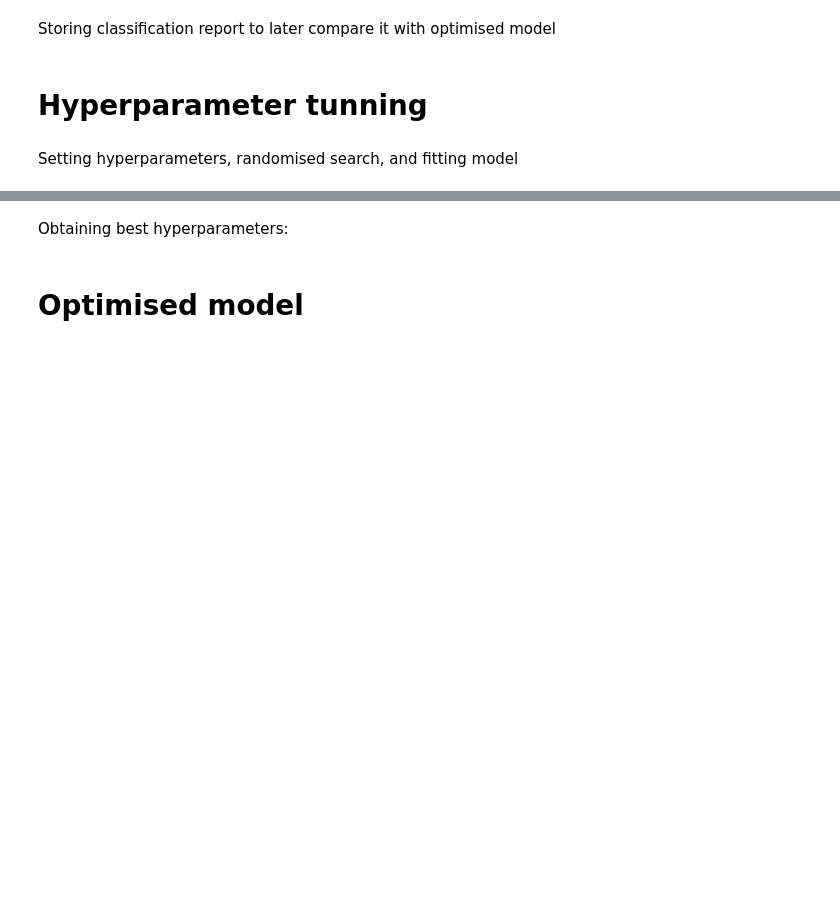
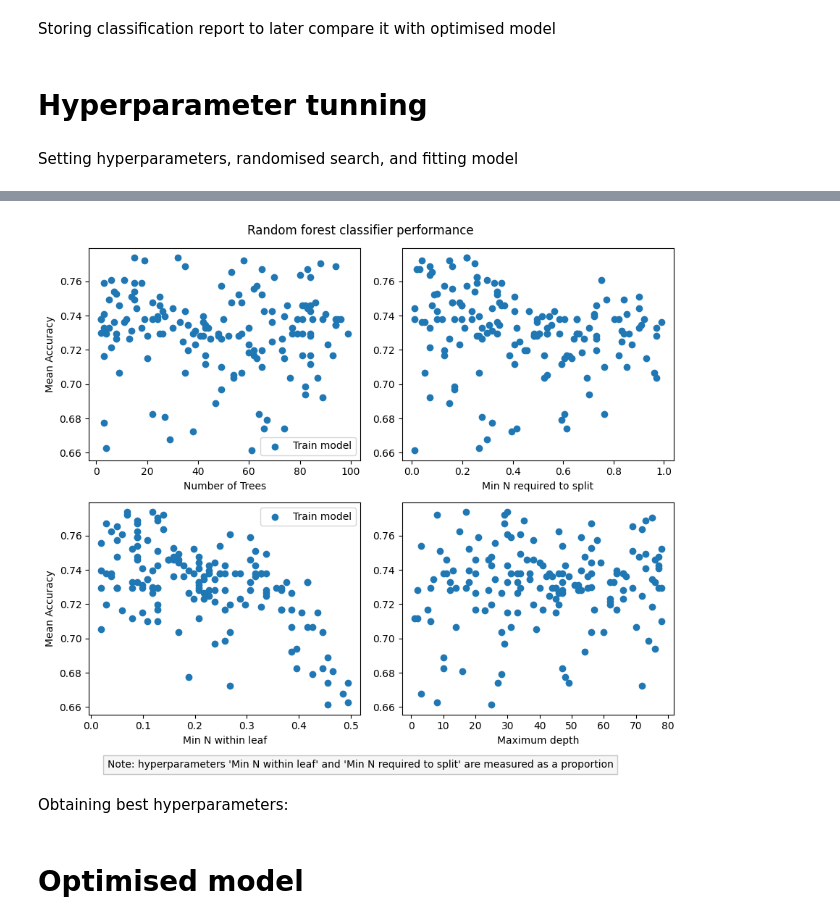
Before and after one commit to linama2593/Decis_Tree_Diabetes, a Jupyter notebook: src/Diabetes_RandomForest.ipynb, the cells around one changed output, grey strips where cells are left out. Drawn from its saved outputs; the diff is of its cells as text; code cells hidden in the pictures; blank space fills up the shorter version.

Commit message:
Decision tree & random forest models to predict diabetes

```diff
--- a/src/Diabetes_RandomForest.ipynb
+++ b/src/Diabetes_RandomForest.ipynb
@@ -116,7 +116,7 @@ hyprms={
 }
 score=['accuracy', 'f1']
 # %%
-rf_opt=RandomizedSearchCV(rf_base, hyprms, scoring=score, refit='accuracy',n_iter = 500, cv = 5, random_state = 42)
+rf_opt=RandomizedSearchCV(rf_base, hyprms, scoring='accuracy', refit=True,n_iter = 500, cv = 5, random_state = 42)
 # %%
 rf_opt.fit(X_train_nn,y_train)
 # %% [output]
@@ -139,0 +140,10 @@ RandomizedSearchCV(cv=5, estimator=RandomForestClassifier(random_state=42),
+# %%
+#Storing Grid search results as dataframe
+result=pd.DataFrame(rf_opt.cv_results_)
+
+to_rename = {'param_n_estimators': "n_estimators",
+    'param_min_samples_split': 'min_samples_split',
+       'param_min_samples_leaf': 'min_samples_leaf',
+       'param_max_depth': 'max_depth'}
+
+result.rename(columns=to_rename, inplace=True)# Rename the columns
@@ -140,3 +160,37 @@ RandomizedSearchCV(cv=5, estimator=RandomForestClassifier(random_state=42),
+# %%
+#Here I exclude hyperparameters with accuraccy score <0.66 due to data visualisation purposes
+metrics2=result[result['mean_test_score']>=0.66]
+
+fig, ax = plt.subplots(2,2, figsize=(9,7.5))
+
+ax[0,0].scatter(metrics2['n_estimators'], metrics2['mean_test_score'], label='Train model')
+ax[0,0].set_ylabel('Mean Accuracy')
+ax[0,0].set_xlabel('Number of Trees')
+#ax[0,0].set_title('All alpha values')
+ax[0,0].legend()
+
+
+ax[0,1].scatter(metrics2['min_samples_split'], metrics2['mean_test_score'])
+ax[0,1].set_xlabel('Min N required to split')
+#ax[0,1].set_title('Only alpha values>0')
+
+ax[1,0].scatter(metrics2['min_samples_leaf'], metrics2['mean_test_score'], label='Train model')
+ax[1,0].set_ylabel('Mean Accuracy')
+ax[1,0].set_xlabel('Min N within leaf')
+ax[1,0].legend()
+
+ax[1,1].scatter(metrics2['max_depth'], metrics2['mean_test_score'])
+ax[1,1].set_xlabel('Maximum depth')
+
+note_text = "Note: hyperparameters 'Min N within leaf' and 'Min N required to split' are measured as a proportion"
+fig.text(0.5, -0.02, note_text, ha='center', fontsize=10,
+         bbox=dict(facecolor='lightgray', alpha=0.2))
+
+plt.suptitle('Random forest classifier performance')
+plt.tight_layout()
+plt.show()
+# %% [output]
+[figure, added]
 # %% [markdown]
 Obtaining best hyperparameters:
 # %%
```
Also changed, not shown: parts of 2 cells of this notebook.
